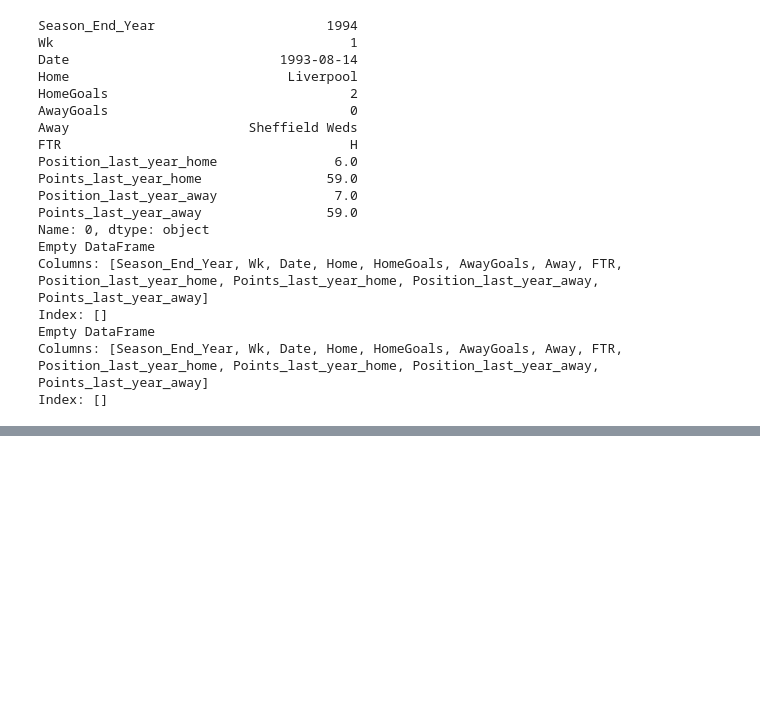
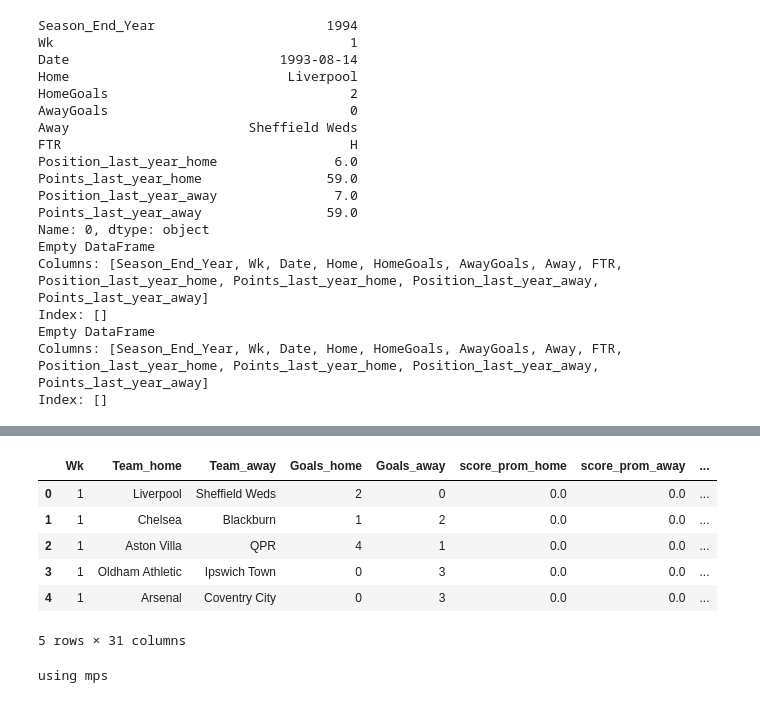
Before and after one commit to gustfernandez/iPre-resultados-deportivos, a Jupyter notebook: TabNet_resultados_pasados_premier.ipynb, the cells around one changed output, grey strips where cells are left out. Cells and saved outputs as stored; diff of their text form; code cells hidden in the pictures; blank space fills up the shorter version.

```diff
--- a/TabNet_resultados_pasados_premier.ipynb
+++ b/TabNet_resultados_pasados_premier.ipynb
@@ -262,0 +341,18 @@ print
+# %%
+tablas = []
+
+for torneo, i in zip(seasons, range(len(seasons))):
+    equipos = torneo["Team_home"].unique()
+    equipos2 = torneo["Team_away"].unique()
+    stats = columnas
+
+    tabla = {}
+
+    for equipo in equipos:
+
+        tabla[equipo] = dict.fromkeys(stats, 0)
+        tabla[equipo]["last_5_matches"] = list()
+
+    tablas.append(tabla)
+
+print(stats)
@@ -262,0 +361,22 @@ print
+# %%
+new_stats = ["wins",
+"ties",
+"losses",
+"total_goals",
+"total_goals_conceded",
+"points",
+"streak",
+"wins_in_last_5_matches",
+"ties_in_last_5_matches",
+"losses_in_last_5_matches"]
+procesated_matches_columns = list(seasons[0].columns)
+procesated_matches_columns.insert(5, "score_prom_away")
+procesated_matches_columns.insert(5, "score_prom_home")
+
+for stat in new_stats:
+    procesated_matches_columns.append(f"{stat}_home")
+    procesated_matches_columns.append(f"{stat}_away")
+
+procesated_matches = pd.DataFrame(columns = procesated_matches_columns)
+
+procesated_matches.head()
@@ -262,0 +542,16 @@ print
+# %%
+procesated_matches.head()
+# %% [output]
+|  | Wk | Team_home | Team_away | Goals_home | Goals_away | score_prom_home | score_prom_away | ... |
+| 0 | 1 | Liverpool | Sheffield Weds | 2 | 0 | 0.0 | 0.0 | ... |
+| 1 | 1 | Chelsea | Blackburn | 1 | 2 | 0.0 | 0.0 | ... |
+| 2 | 1 | Aston Villa | QPR | 4 | 1 | 0.0 | 0.0 | ... |
+| 3 | 1 | Oldham Athletic | Ipswich Town | 0 | 3 | 0.0 | 0.0 | ... |
+| 4 | 1 | Arsenal | Coventry City | 0 | 3 | 0.0 | 0.0 | ... |
+5 rows × 31 columns
+# %%
+#Usamos el GPU si esta disponible, mps porque es apple silicon.
+device = 'mps' if torch.backends.mps.is_available() else 'cpu'
+print(f"using {device}")
+# %% [output]
+using mps
```
Also changed, not shown: parts of 18 cells of this notebook.
